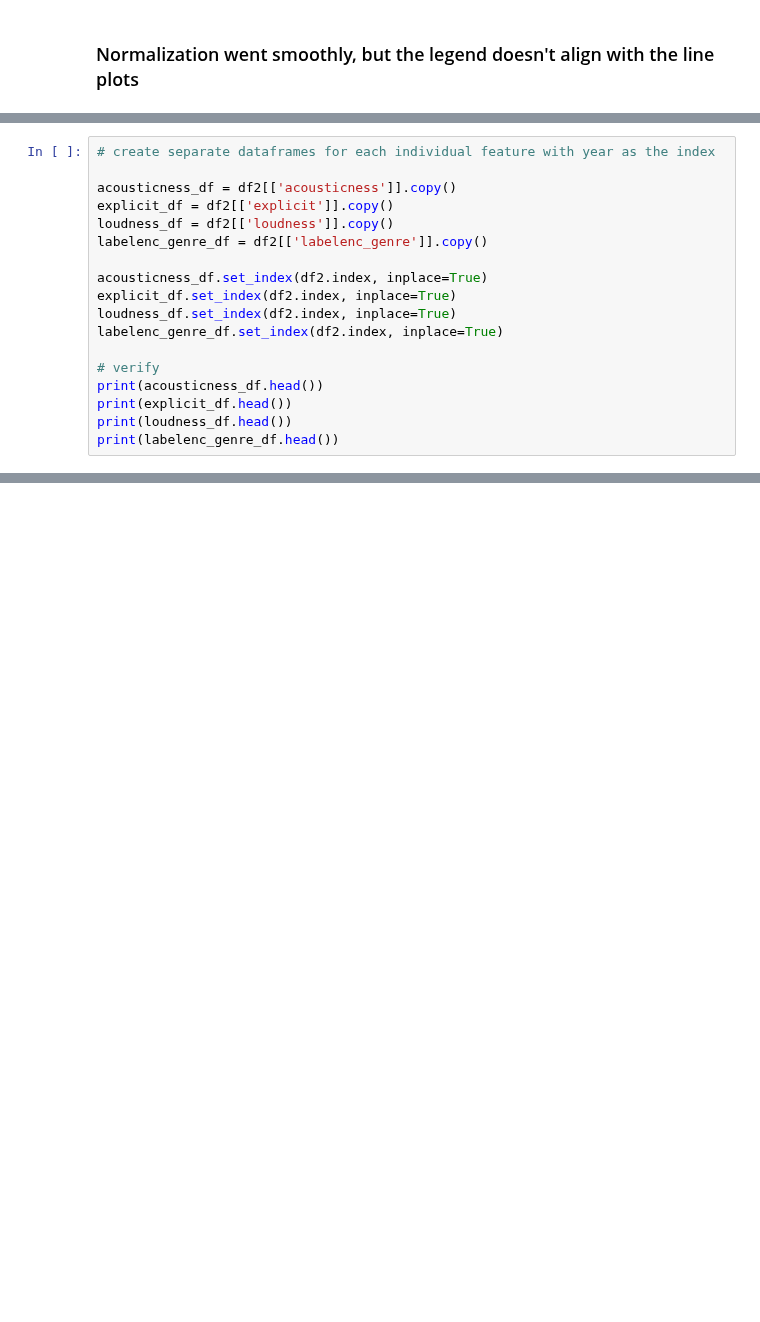
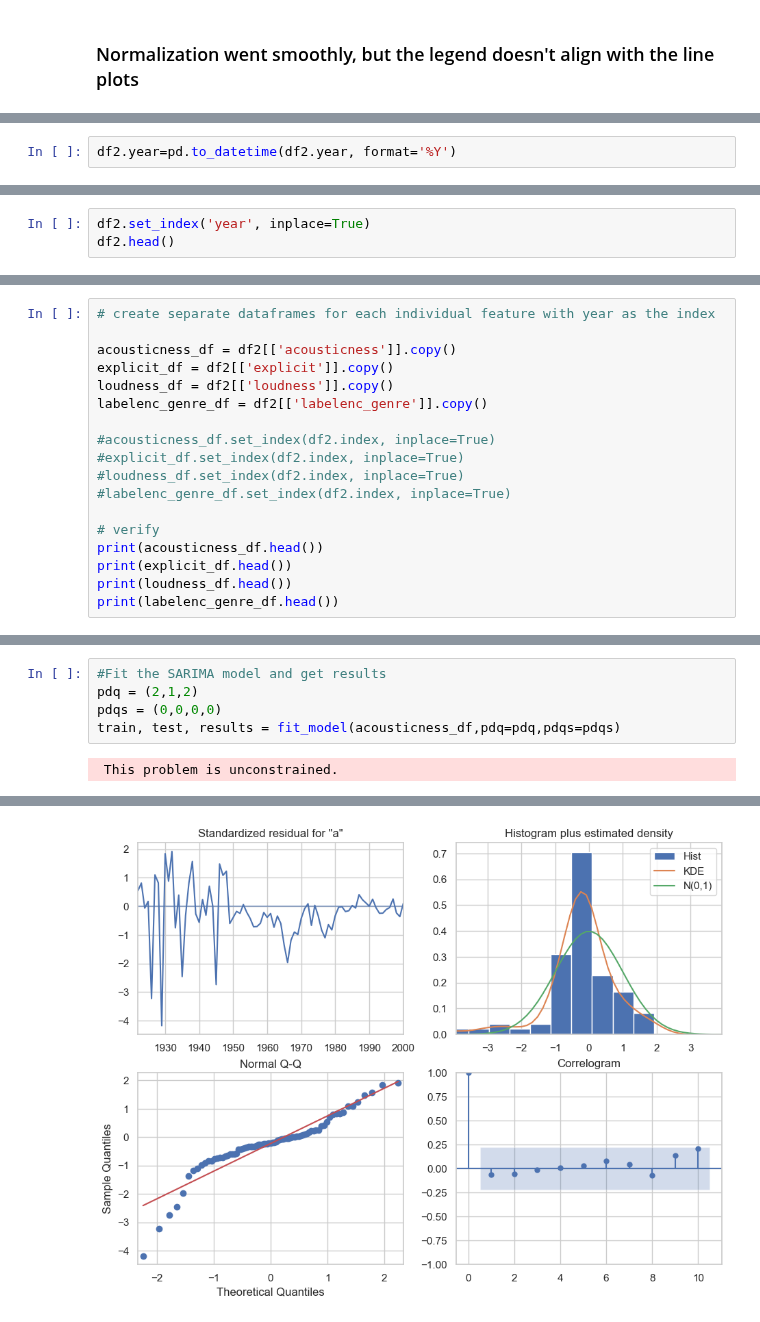
Before and after one commit to moraditya/spotify-time-series, a Jupyter notebook: models/spotify-time-series-ARIMA-LSTM.ipynb, the cells around one changed output, grey strips where cells are left out. Cells and saved outputs as stored; diff of their text form; blank space fills up the shorter version.

```diff
--- a/models/spotify-time-series-ARIMA-LSTM.ipynb
+++ b/models/spotify-time-series-ARIMA-LSTM.ipynb
@@ -136,0 +328,2 @@ df2.head()
+# %%
+df2.year=pd.to_datetime(df2.year, format='%Y')
@@ -136,0 +345,3 @@ df2.head()
+# %%
+df2.set_index('year', inplace=True)
+df2.head()
@@ -142,10 +361,10 @@ explicit_df = df2[['explicit']].copy()
 loudness_df = df2[['loudness']].copy()
 labelenc_genre_df = df2[['labelenc_genre']].copy()
 
-acousticness_df.set_index(df2.index, inplace=True)
-explicit_df.set_index(df2.index, inplace=True)
-loudness_df.set_index(df2.index, inplace=True)
-labelenc_genre_df.set_index(df2.index, inplace=True)
+#acousticness_df.set_index(df2.index, inplace=True)
+#explicit_df.set_index(df2.index, inplace=True)
+#loudness_df.set_index(df2.index, inplace=True)
+#labelenc_genre_df.set_index(df2.index, inplace=True)
 
 # verify
 print(acousticness_df.head())
@@ -253,0 +535,7 @@ We reject the null hypothesis and conclude that the time series is stationary.
+# %%
+#Fit the SARIMA model and get results
+pdq = (2,1,2)
+pdqs = (0,0,0,0)
+train, test, results = fit_model(acousticness_df,pdq=pdq,pdqs=pdqs)
+# %% [output]
+ This problem is unconstrained.
@@ -253,0 +559 @@ We reject the null hypothesis and conclude that the time series is stationary.
+[figure, added]
```
Also changed, not shown: parts of 49 cells of this notebook.
